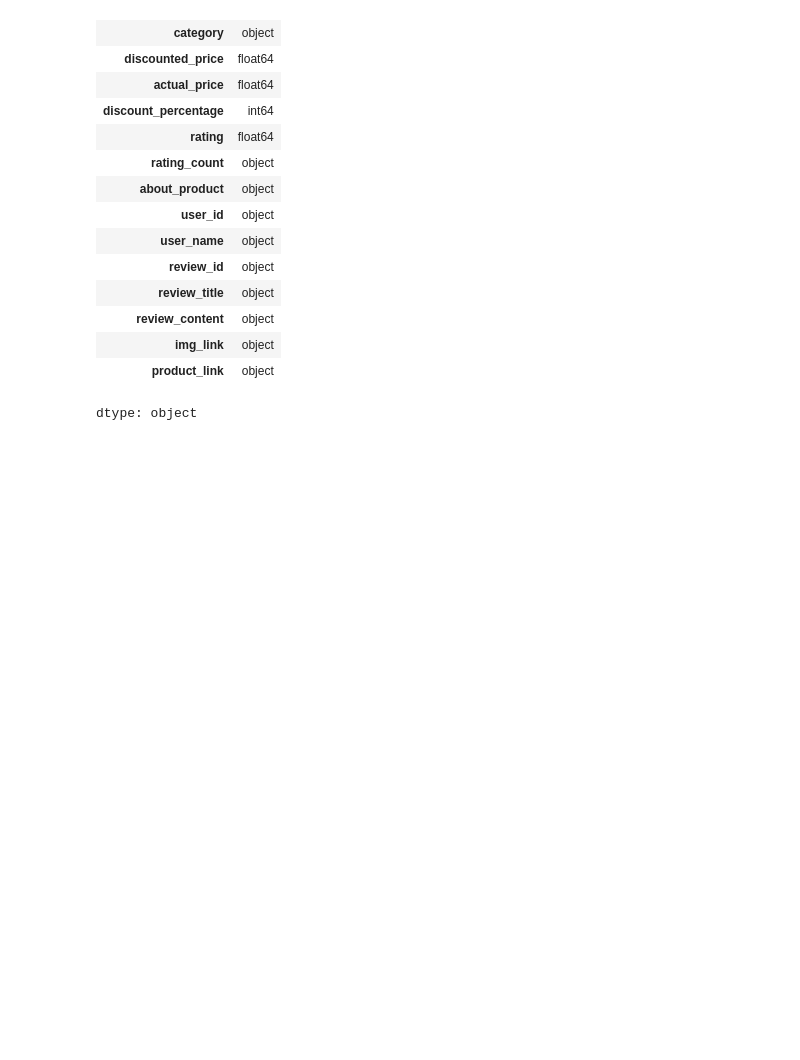
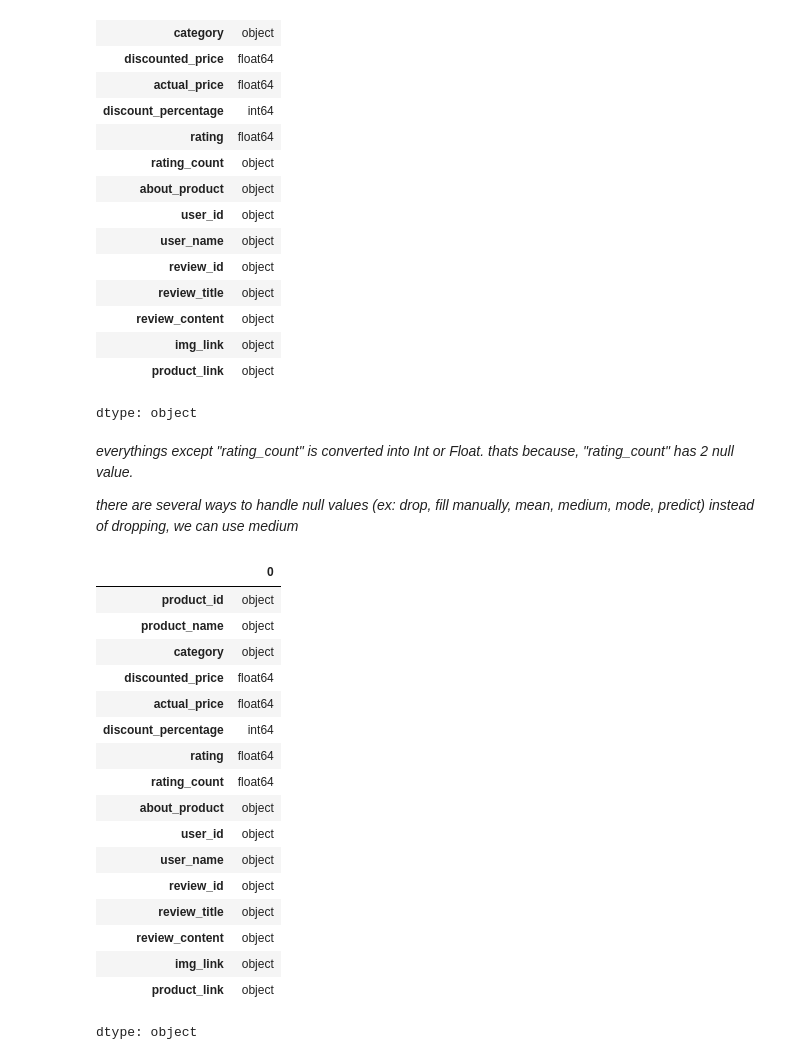
Before and after one commit to Harin22/data-wrangling-visualization, a Jupyter notebook: Data_preprocessing_(in_depth).ipynb, the cells around one changed output. Saved outputs shown, nothing was run; the diff lists cells and outputs as text; code cells hidden in the pictures; blank space fills up the shorter version.

```diff
--- a/Data_preprocessing_(in_depth).ipynb
+++ b/Data_preprocessing_(in_depth).ipynb
@@ -94,3 +94,34 @@ display(df.dtypes)
 | img_link | object |
 | product_link | object |
 dtype: object
+# %% [markdown]
+*everythings except "rating_count" is converted into Int or Float. thats because, "rating_count" has 2 null value.*
+
+*there are several ways to handle null values (ex: drop, fill manually, mean, medium, mode, predict) instead of dropping, we can use medium*
+# %%
+
+mean_rating_count = df['rating_count'].mean() #Filling with Mean
+df['rating_count'] = df['rating_count'].fillna(mean_rating_count)
+display(df.dtypes)
+
+#median_rating_count = df['rating_count'].astype(float).median() #also Filled with Median
+#df['rating_count'] = df['rating_count'].fillna(median_rating_count)
+# %% [output]
+|  | 0 |
+| product_id | object |
+| product_name | object |
+| category | object |
+| discounted_price | float64 |
+| actual_price | float64 |
+| discount_percentage | int64 |
+| rating | float64 |
+| rating_count | float64 |
+| about_product | object |
+| user_id | object |
+| user_name | object |
+| review_id | object |
+| review_title | object |
+| review_content | object |
+| img_link | object |
+| product_link | object |
+dtype: object
```
Also changed, not shown: parts of 3 cells of this notebook.
